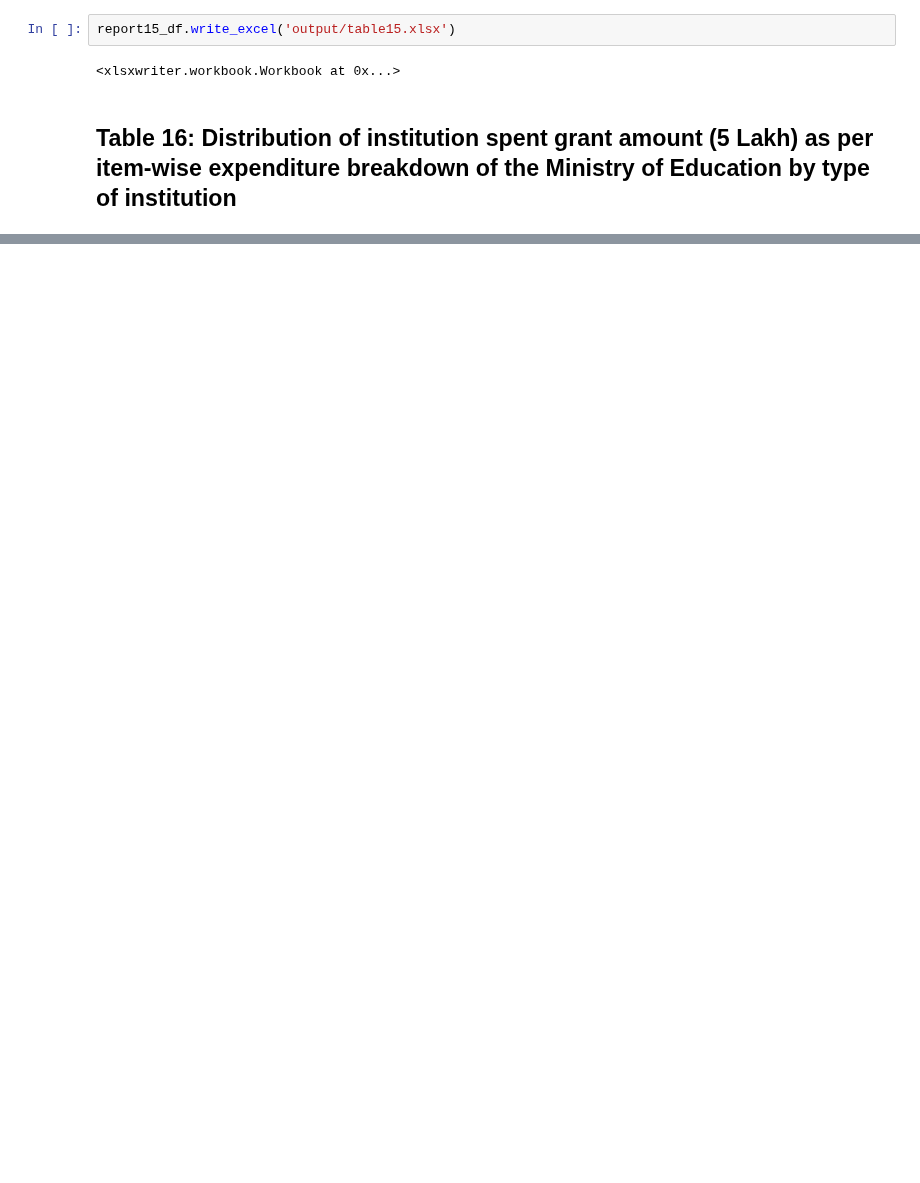
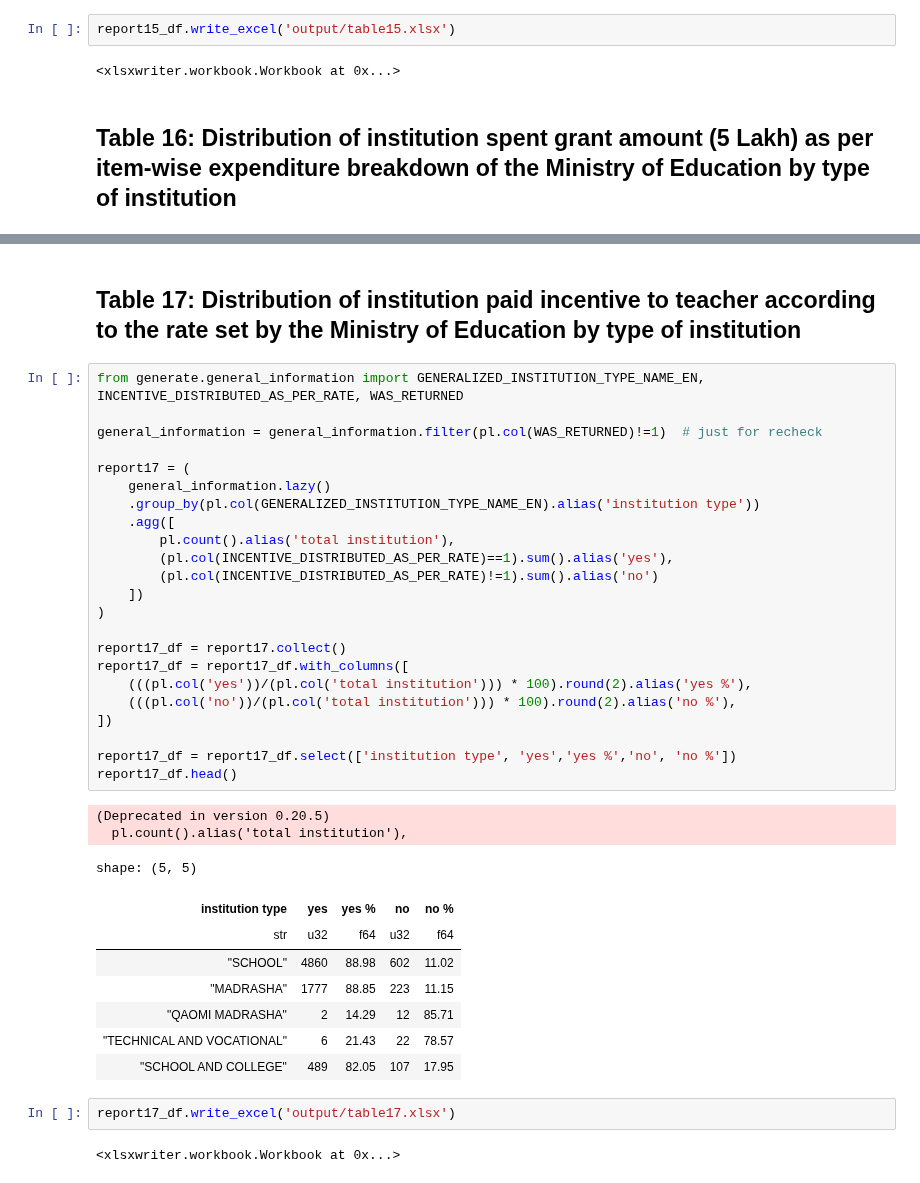
Before and after one commit to monjurmorshed793/sedp-reports, a Jupyter notebook: src/sedp_reports/pbgsi-report.ipynb, the cells around one changed output, grey strips where cells are left out. Saved outputs shown, nothing was run; the diff lists cells and outputs as text; blank space fills up the shorter version.

```diff
--- a/src/sedp_reports/pbgsi-report.ipynb
+++ b/src/sedp_reports/pbgsi-report.ipynb
@@ -1015,0 +1042,40 @@ report16 = (
+# %% [markdown]
+## Table 17: Distribution of institution paid incentive to teacher according to the rate set by the Ministry of Education by type of institution
+# %%
+from generate.general_information import GENERALIZED_INSTITUTION_TYPE_NAME_EN, INCENTIVE_DISTRIBUTED_AS_PER_RATE, WAS_RETURNED
+
+general_information = general_information.filter(pl.col(WAS_RETURNED)!=1)  # just for recheck
+
+report17 = (
+    general_information.lazy()
+    .group_by(pl.col(GENERALIZED_INSTITUTION_TYPE_NAME_EN).alias('institution type'))
+    .agg([
+        pl.count().alias('total institution'),
+        (pl.col(INCENTIVE_DISTRIBUTED_AS_PER_RATE)==1).sum().alias('yes'),
+        (pl.col(INCENTIVE_DISTRIBUTED_AS_PER_RATE)!=1).sum().alias('no')
+    ])
+)
+
+report17_df = report17.collect()
+report17_df = report17_df.with_columns([
+    (((pl.col('yes'))/(pl.col('total institution'))) * 100).round(2).alias('yes %'),
+    (((pl.col('no'))/(pl.col('total institution'))) * 100).round(2).alias('no %'),
+])
+
+report17_df = report17_df.select(['institution type', 'yes','yes %','no', 'no %'])
+report17_df.head()
+# %% [output]
+(Deprecated in version 0.20.5)
+  pl.count().alias('total institution'),
+shape: (5, 5)
+| institution type | yes | yes % | no | no % |
+| str | u32 | f64 | u32 | f64 |
+| "SCHOOL" | 4860 | 88.98 | 602 | 11.02 |
+| "MADRASHA" | 1777 | 88.85 | 223 | 11.15 |
+| "QAOMI MADRASHA" | 2 | 14.29 | 12 | 85.71 |
+| "TECHNICAL AND VOCATIONAL" | 6 | 21.43 | 22 | 78.57 |
+| "SCHOOL AND COLLEGE" | 489 | 82.05 | 107 | 17.95 |
+# %%
+report17_df.write_excel('output/table17.xlsx')
+# %% [output]
+<xlsxwriter.workbook.Workbook at 0x...>
```
Also changed, not shown: parts of 8 cells of this notebook.
